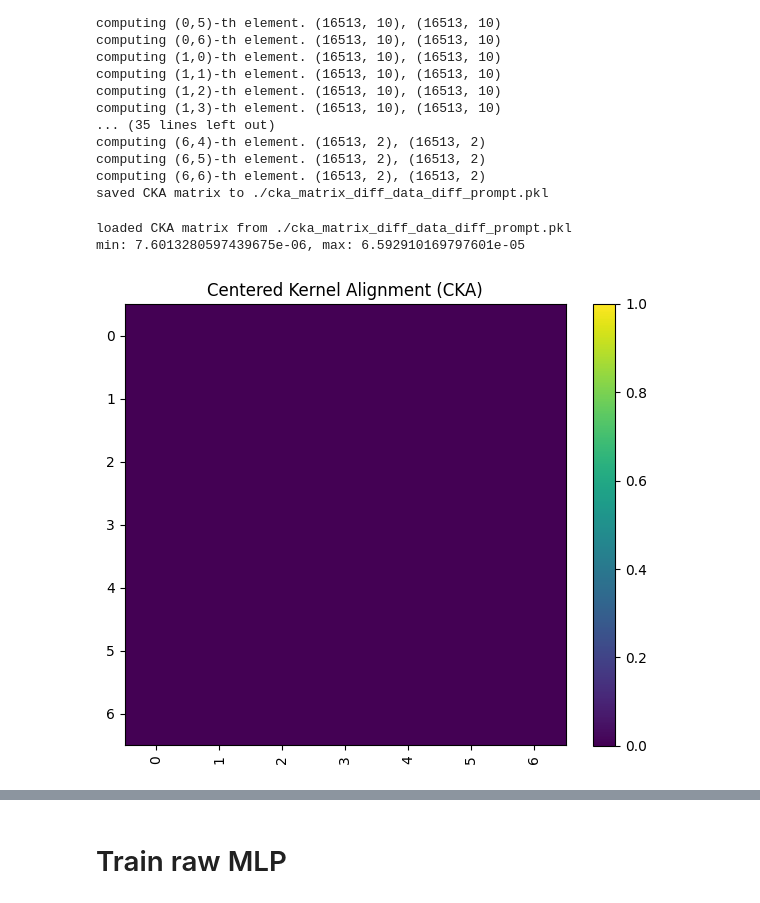
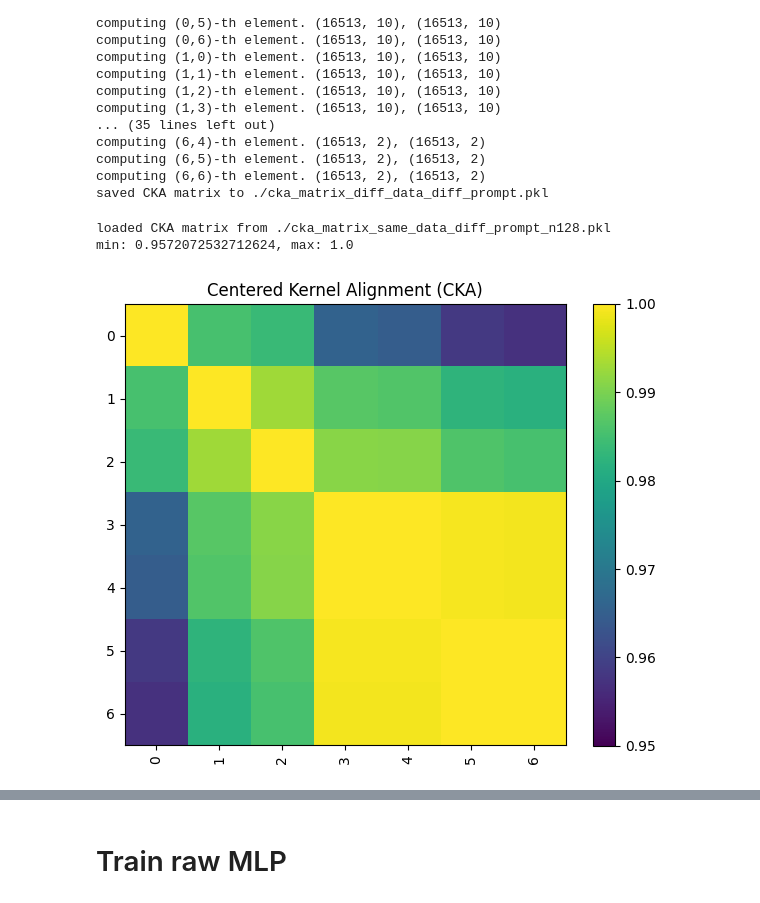
Before and after one commit to pasandissanayake/trans-hyper, a Jupyter notebook: rep_similarity_check.ipynb, the cells around one changed output, grey strips where cells are left out. Saved outputs shown, nothing was run; the diff lists cells and outputs as text; code cells hidden in the pictures.

```diff
--- a/rep_similarity_check.ipynb
+++ b/rep_similarity_check.ipynb
@@ -232,7 +247,11 @@ def plot_cka_matrix(cka_mat: np.ndarray, layer_names: list[str]=None, vmin:float
     plt.show()
 
 def get_hyponet_and_data(n_shots, ds_name):
-    X, y, test_ds = load_dataset(ds_name)
+    X_train, y_train, train_ds, X_test, y_test, test_ds = load_tabllm_datasets(train_list=["bank", "income"],
+                                                                               test_list=[ds_name],
+                                                                               balanced={"train": True, "val": False, "test": False},
+                                                                               test_ratio=0.2,
+                                                                               train_ratio=0.5)
     if n_shots > 0:
         prompt = "".join([test_ds[i, True] for i in np.random.randint(low=0, high=len(test_ds), size=n_shots)])
     else:
@@ -243,7 +262,7 @@ def get_hyponet_and_data(n_shots, ds_name):
                     padding=cfg.tokenizer.padding(),
                     max_length=cfg.tokenizer.max_length(),
                     return_tensors='pt')
-    return model(tokens), X, y
+    return model(tokens), X_test, y_test
 
 def load_cka_matrix(file):
     with open(file, 'rb') as f:
@@ -254,8 +273,16 @@ def save_cka_matrix(file, matrix):
     with open(file, 'wb') as f:
         pickle.dump(matrix, f)
         print(f"saved CKA matrix to {file}")
+
+def print_matrix(matrix):
+    """
+    Prints a 2D list/NumPy array with aligned columns.
+    Floats are shown with 4 decimal places.
+    """
+    for row in matrix:
+        print("  ".join(f"{val:.4f}" for val in row))
 # %%
-n_shots = 5
+n_shots = 128
 hyponet1, X1, y1 = get_hyponet_and_data(n_shots=n_shots, ds_name='calhousing')
 hyponet2, X2, y2 = get_hyponet_and_data(n_shots=n_shots, ds_name='income')
 hyponet1.eval()
@@ -330,10 +359,10 @@ computing (6,5)-th element. (16513, 2), (16513, 2)
 computing (6,6)-th element. (16513, 2), (16513, 2)
 saved CKA matrix to ./cka_matrix_diff_data_diff_prompt.pkl
 # %%
-loaded_matrix = load_cka_matrix("./cka_matrix_diff_data_diff_prompt.pkl")
+loaded_matrix = load_cka_matrix("./cka_matrix_same_data_diff_prompt_n128.pkl")
 print(f"min: {np.min(loaded_matrix)}, max: {np.max(loaded_matrix)}")
-plot_cka_matrix(cka_mat=loaded_matrix, vmin=0.0, vmax=1, layer_names=layers[1:])
+plot_cka_matrix(cka_mat=loaded_matrix, vmin=0.95, vmax=1, layer_names=layers[1:])
 # %% [output]
-loaded CKA matrix from ./cka_matrix_diff_data_diff_prompt.pkl
-min: 7.6013280597439675e-06, max: 6.592910169797601e-05
+loaded CKA matrix from ./cka_matrix_same_data_diff_prompt_n128.pkl
+min: 0.9572072532712624, max: 1.0
-[figure, old version]
+[figure, new version]
```
Also changed, not shown: parts of 9 cells of this notebook, 5 other files.
